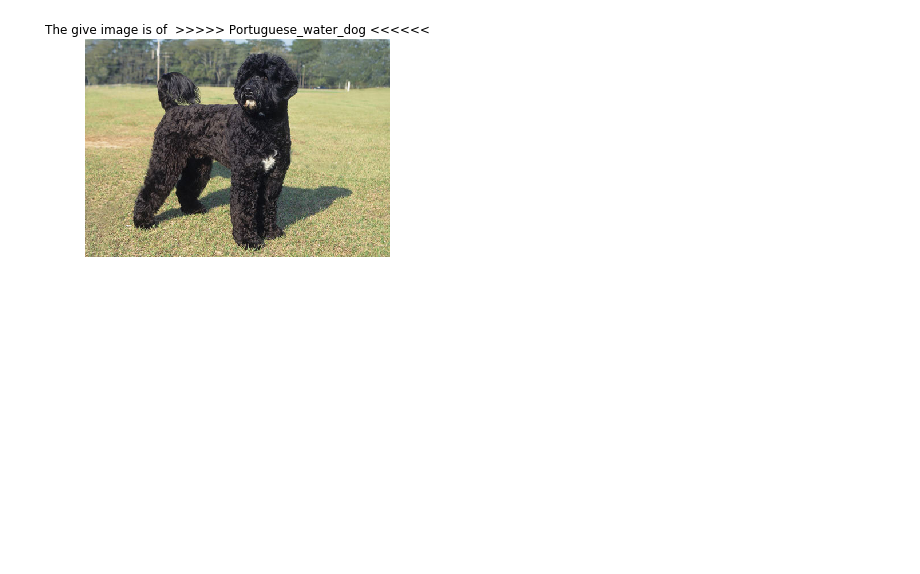
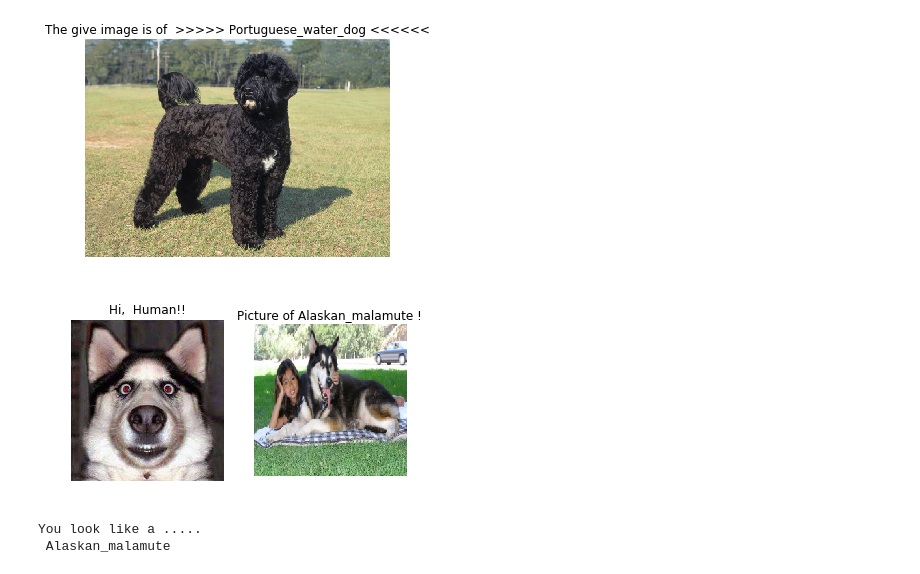
Before and after one commit to unnat5/dog-project, a Jupyter notebook: dog_app.ipynb, the cells around one changed output. Saved outputs shown, nothing was run; the diff lists cells and outputs as text; code cells hidden in the pictures; blank space fills up the shorter version.

```diff
--- a/dog_app.ipynb
+++ b/dog_app.ipynb
@@ -867,3 +886,9 @@ predict_dog_human("cat.JPG",resnet50_model)
 predict_dog_human("pd.JPG",resnet50_model)
 # %% [output]
 [figure]
+# %%
+predict_dog_human("ja.JPG",resnet50_model)
+# %% [output]
+[figure, added]
+You look like a .....
+ Alaskan_malamute
```
Also changed, not shown: parts of 10 cells of this notebook.
